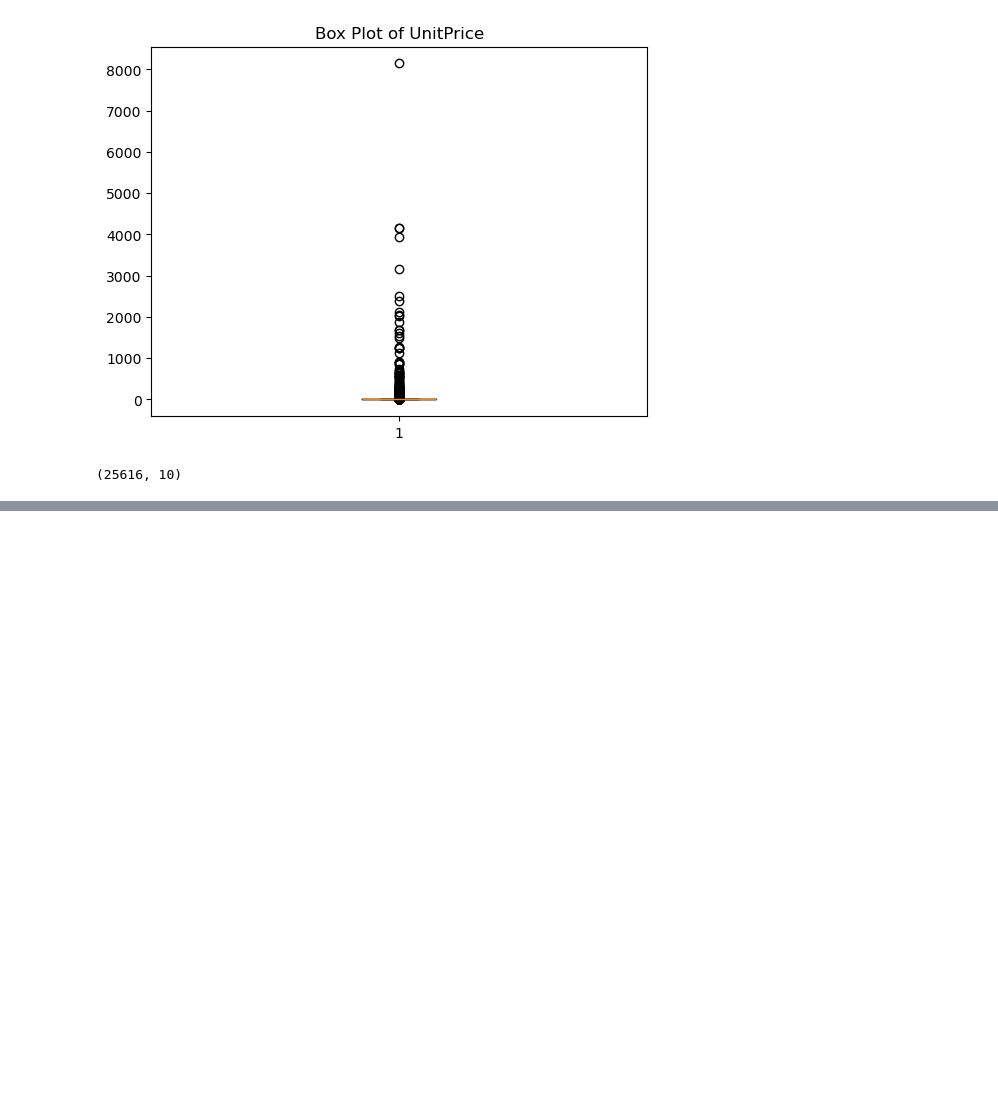
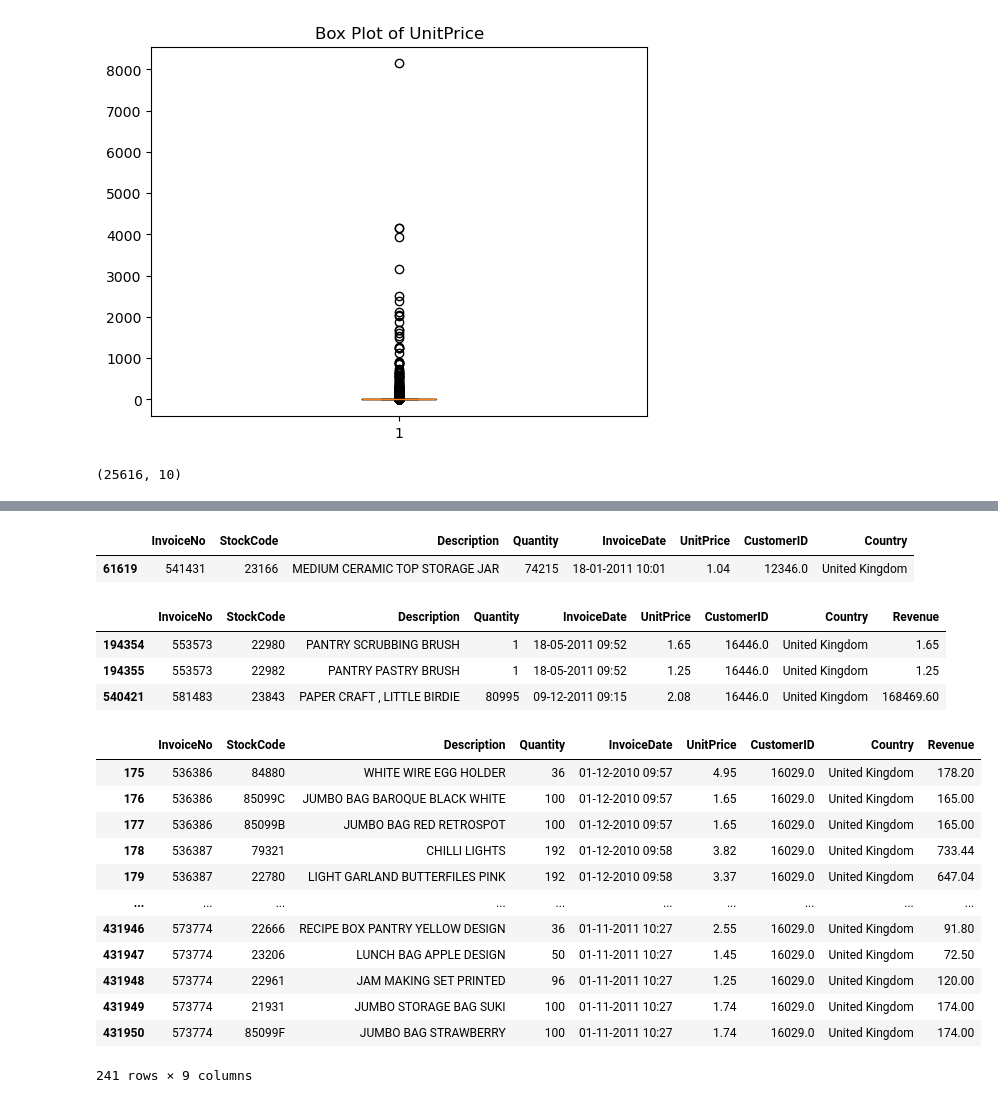
Before and after one commit to moulikazama/Customer_lifetime_value_predict_segment, a Jupyter notebook: notebooks/02_data_preprocess.ipynb, the cells around one changed output, grey strips where cells are left out. Saved outputs shown, nothing was run; the diff lists cells and outputs as text; code cells hidden in the pictures; blank space fills up the shorter version.

```diff
--- a/notebooks/02_data_preprocess.ipynb
+++ b/notebooks/02_data_preprocess.ipynb
@@ -118,0 +266,31 @@ outliers.shape
+# %%
+c1 = df[df['CustomerID'].isin([12346])]
+c1
+# %% [output]
+|  | InvoiceNo | StockCode | Description | Quantity | InvoiceDate | UnitPrice | CustomerID | Country |
+| 61619 | 541431 | 23166 | MEDIUM CERAMIC TOP STORAGE JAR | 74215 | 18-01-2011 10:01 | 1.04 | 12346.0 | United Kingdom |
+# %%
+c2 = df[df['CustomerID'].isin([16446])]
+c2
+# %% [output]
+|  | InvoiceNo | StockCode | Description | Quantity | InvoiceDate | UnitPrice | CustomerID | Country | Revenue |
+| 194354 | 553573 | 22980 | PANTRY SCRUBBING BRUSH | 1 | 18-05-2011 09:52 | 1.65 | 16446.0 | United Kingdom | 1.65 |
+| 194355 | 553573 | 22982 | PANTRY PASTRY BRUSH | 1 | 18-05-2011 09:52 | 1.25 | 16446.0 | United Kingdom | 1.25 |
+| 540421 | 581483 | 23843 | PAPER CRAFT , LITTLE BIRDIE | 80995 | 09-12-2011 09:15 | 2.08 | 16446.0 | United Kingdom | 168469.60 |
+# %%
+c3 = df[df['CustomerID'].isin([16029])]
+c3
+# %% [output]
+|  | InvoiceNo | StockCode | Description | Quantity | InvoiceDate | UnitPrice | CustomerID | Country | Revenue |
+| 175 | 536386 | 84880 | WHITE WIRE EGG HOLDER | 36 | 01-12-2010 09:57 | 4.95 | 16029.0 | United Kingdom | 178.20 |
+| 176 | 536386 | 85099C | JUMBO BAG BAROQUE BLACK WHITE | 100 | 01-12-2010 09:57 | 1.65 | 16029.0 | United Kingdom | 165.00 |
+| 177 | 536386 | 85099B | JUMBO BAG RED RETROSPOT | 100 | 01-12-2010 09:57 | 1.65 | 16029.0 | United Kingdom | 165.00 |
+| 178 | 536387 | 79321 | CHILLI LIGHTS | 192 | 01-12-2010 09:58 | 3.82 | 16029.0 | United Kingdom | 733.44 |
+| 179 | 536387 | 22780 | LIGHT GARLAND BUTTERFILES PINK | 192 | 01-12-2010 09:58 | 3.37 | 16029.0 | United Kingdom | 647.04 |
+| ... | ... | ... | ... | ... | ... | ... | ... | ... | ... |
+| 431946 | 573774 | 22666 | RECIPE BOX PANTRY YELLOW DESIGN | 36 | 01-11-2011 10:27 | 2.55 | 16029.0 | United Kingdom | 91.80 |
+| 431947 | 573774 | 23206 | LUNCH BAG APPLE DESIGN | 50 | 01-11-2011 10:27 | 1.45 | 16029.0 | United Kingdom | 72.50 |
+| 431948 | 573774 | 22961 | JAM MAKING SET PRINTED | 96 | 01-11-2011 10:27 | 1.25 | 16029.0 | United Kingdom | 120.00 |
+| 431949 | 573774 | 21931 | JUMBO STORAGE BAG SUKI | 100 | 01-11-2011 10:27 | 1.74 | 16029.0 | United Kingdom | 174.00 |
+| 431950 | 573774 | 85099F | JUMBO BAG STRAWBERRY | 100 | 01-11-2011 10:27 | 1.74 | 16029.0 | United Kingdom | 174.00 |
+241 rows × 9 columns
```
Also changed, not shown: parts of 26 cells of this notebook, 1 other file.
